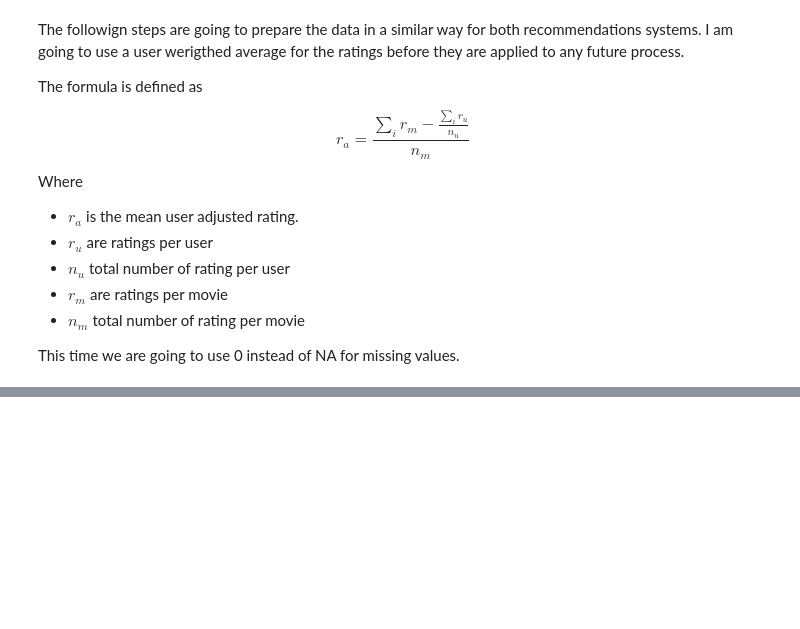
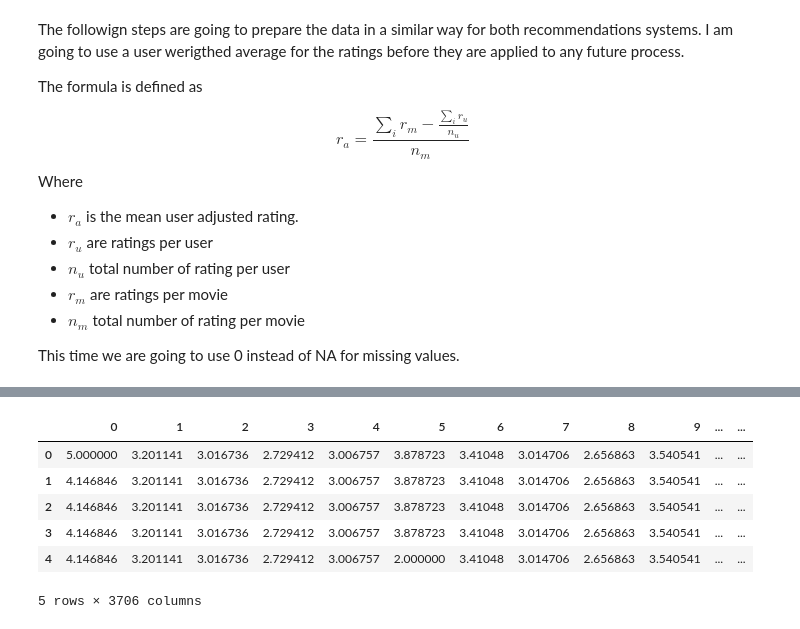
Before and after one commit to oorona/MovieRecommender, a Jupyter notebook: dataanalysis/DataProcessing.ipynb, the cells around one changed output, grey strips where cells are left out. Saved outputs shown, nothing was run; the diff lists cells and outputs as text; code cells hidden in the pictures; blank space fills up the shorter version.

```diff
--- a/dataanalysis/DataProcessing.ipynb
+++ b/dataanalysis/DataProcessing.ipynb
@@ -482,0 +480,5 @@ array([[ 434.97695433,    0.        ,    0.        ,    0.        ,
+# %%
+utilMat=ratingsraw.pivot(index = 'UserID', columns ='MovieID', values = 'Rating').to_numpy()
+mask = np.isnan(utilMat)
+masked_arr = np.ma.masked_array(utilMat, mask)
+item_means = np.mean(masked_arr, axis=0)
@@ -482,0 +502,13 @@ array([[ 434.97695433,    0.        ,    0.        ,    0.        ,
+# %%
+x = np.tile(item_means, (utilMat.shape[0],1))
+utilMat = masked_arr.filled(item_means)
+# %%
+pd.DataFrame(utilMat).head()
+# %% [output]
+|  | 0 | 1 | 2 | 3 | 4 | 5 | 6 | 7 | 8 | 9 | ... | ... |
+| 0 | 5.000000 | 3.201141 | 3.016736 | 2.729412 | 3.006757 | 3.878723 | 3.41048 | 3.014706 | 2.656863 | 3.540541 | ... | ... |
+| 1 | 4.146846 | 3.201141 | 3.016736 | 2.729412 | 3.006757 | 3.878723 | 3.41048 | 3.014706 | 2.656863 | 3.540541 | ... | ... |
+| 2 | 4.146846 | 3.201141 | 3.016736 | 2.729412 | 3.006757 | 3.878723 | 3.41048 | 3.014706 | 2.656863 | 3.540541 | ... | ... |
+| 3 | 4.146846 | 3.201141 | 3.016736 | 2.729412 | 3.006757 | 3.878723 | 3.41048 | 3.014706 | 2.656863 | 3.540541 | ... | ... |
+| 4 | 4.146846 | 3.201141 | 3.016736 | 2.729412 | 3.006757 | 2.000000 | 3.41048 | 3.014706 | 2.656863 | 3.540541 | ... | ... |
+5 rows × 3706 columns
```
Also changed, not shown: parts of 15 cells of this notebook, 13 other files.
